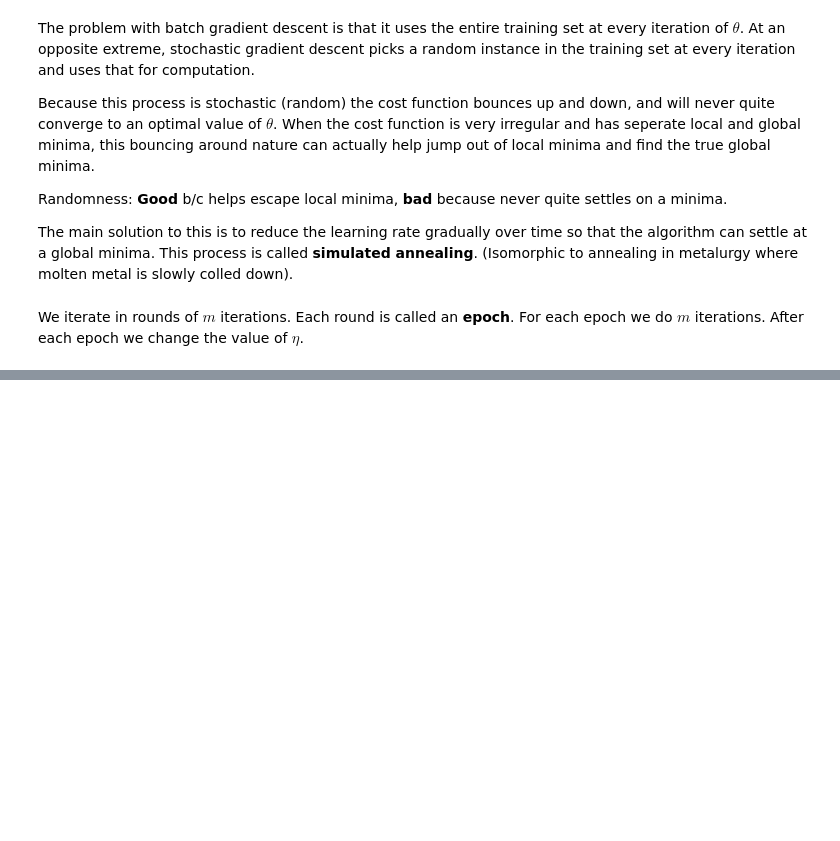
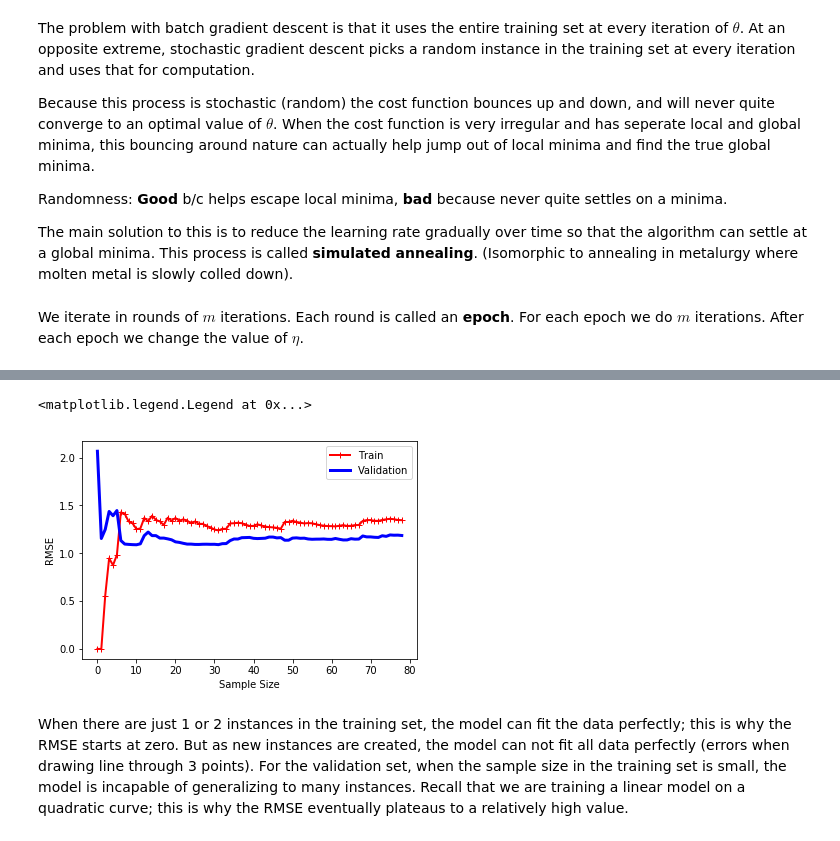
Before and after one commit to lukepolson/Machine-Learning, a Jupyter notebook: Chapter4.ipynb, the cells around one changed output, grey strips where cells are left out. Cells and saved outputs as stored; diff of their text form; code cells hidden in the pictures; blank space fills up the shorter version.

```diff
--- a/Chapter4.ipynb
+++ b/Chapter4.ipynb
@@ -193,0 +260,26 @@ plt.show()
+# %%
+from sklearn.metrics import mean_squared_error
+from sklearn.model_selection import train_test_split
+
+def plot_learning_curves(model, X, y):
+    X_train, X_val, y_train, y_val = train_test_split(X, y, test_size=0.2)
+    train_errors, val_errors = [], []
+    for m in range(1, len(X_train)):
+        model.fit(X_train[:m], y_train[:m])
+        y_train_predict = model.predict(X_train[:m])
+        y_val_predict = model.predict(X_val)
+        train_errors.append(mean_squared_error(y_train_predict, y_train[:m]))
+        val_errors.append(mean_squared_error(y_val_predict, y_val))
+    plt.plot(np.sqrt(train_errors), 'r-+', lw=2, label='Train')
+    plt.plot(np.sqrt(val_errors), 'b-', lw=3, label='Validation')
+# %%
+lin_reg = LinearRegression()
+plot_learning_curves(lin_reg, X, y)
+plt.xlabel('Sample Size')
+plt.ylabel('RMSE')
+plt.legend()
+# %% [output]
+<matplotlib.legend.Legend at 0x...>
+[figure, added]
+# %% [markdown]
+When there are just 1 or 2 instances in the training set, the model can fit the data perfectly; this is why the RMSE starts at zero. But as new instances are created, the model can not fit all data perfectly (errors when drawing line through 3 points). For the validation set, when the sample size in the training set is small, the model is incapable of generalizing to many instances. Recall that we are training a linear model on a quadratic curve; this is why the RMSE eventually plateaus to a relatively high value.
```
Also changed, not shown: parts of 24 cells of this notebook, 1 other file.
